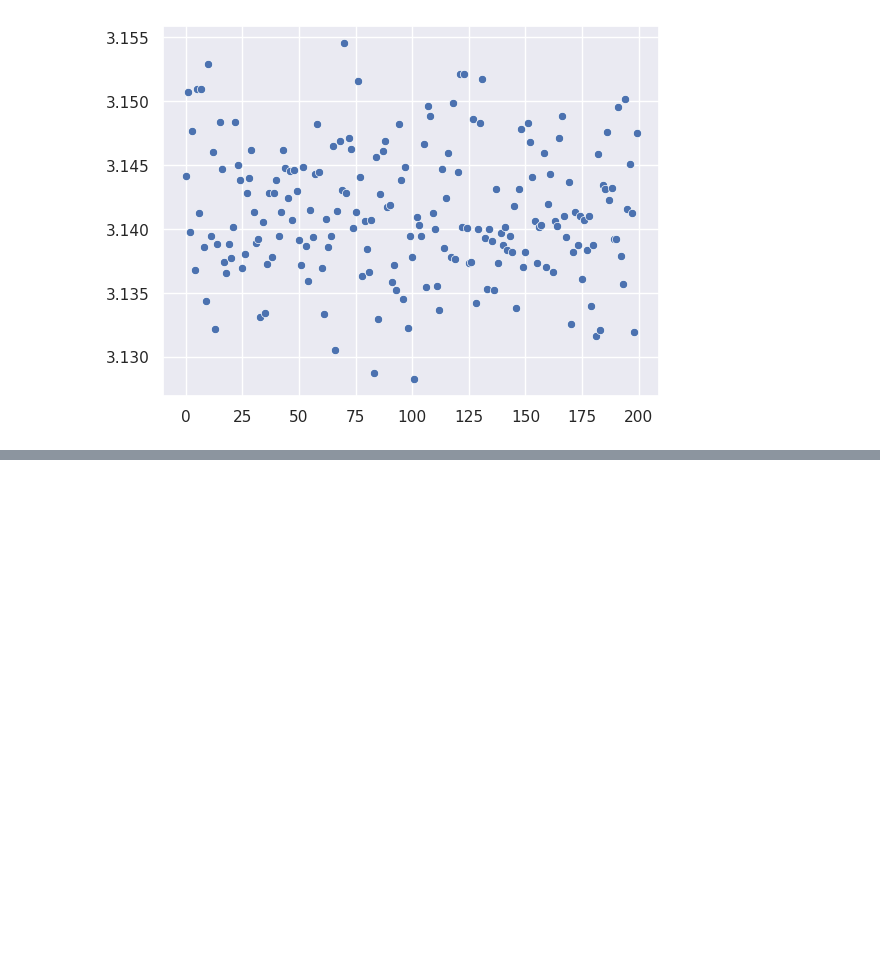
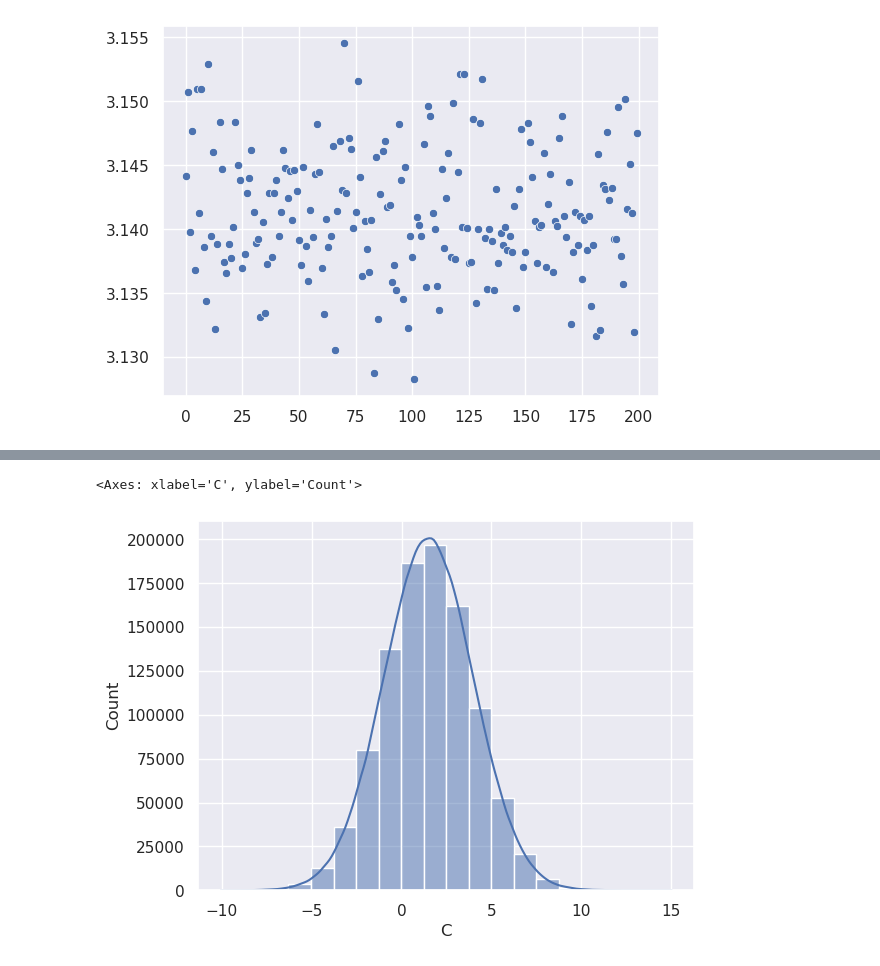
Before and after one commit to mmunozbe/ml-course, a Jupyter notebook: T2-2-Data cleaning-Funciones de distribución de probabilidad.ipynb, the cells around one changed output, grey strips where cells are left out. Drawn from its saved outputs; the diff is of its cells as text; code cells hidden in the pictures; blank space fills up the shorter version.

```diff
--- a/T2-2-Data cleaning-Funciones de distribución de probabilidad.ipynb
+++ b/T2-2-Data cleaning-Funciones de distribución de probabilidad.ipynb
@@ -107,0 +146,5 @@ plt.show(fig)
+# %%
+sns.histplot(data['C'], bins=20, kde=True)
+# %% [output]
+<Axes: xlabel='C', ylabel='Count'>
+[figure, added]
```
Also changed, not shown: parts of 12 cells of this notebook.
